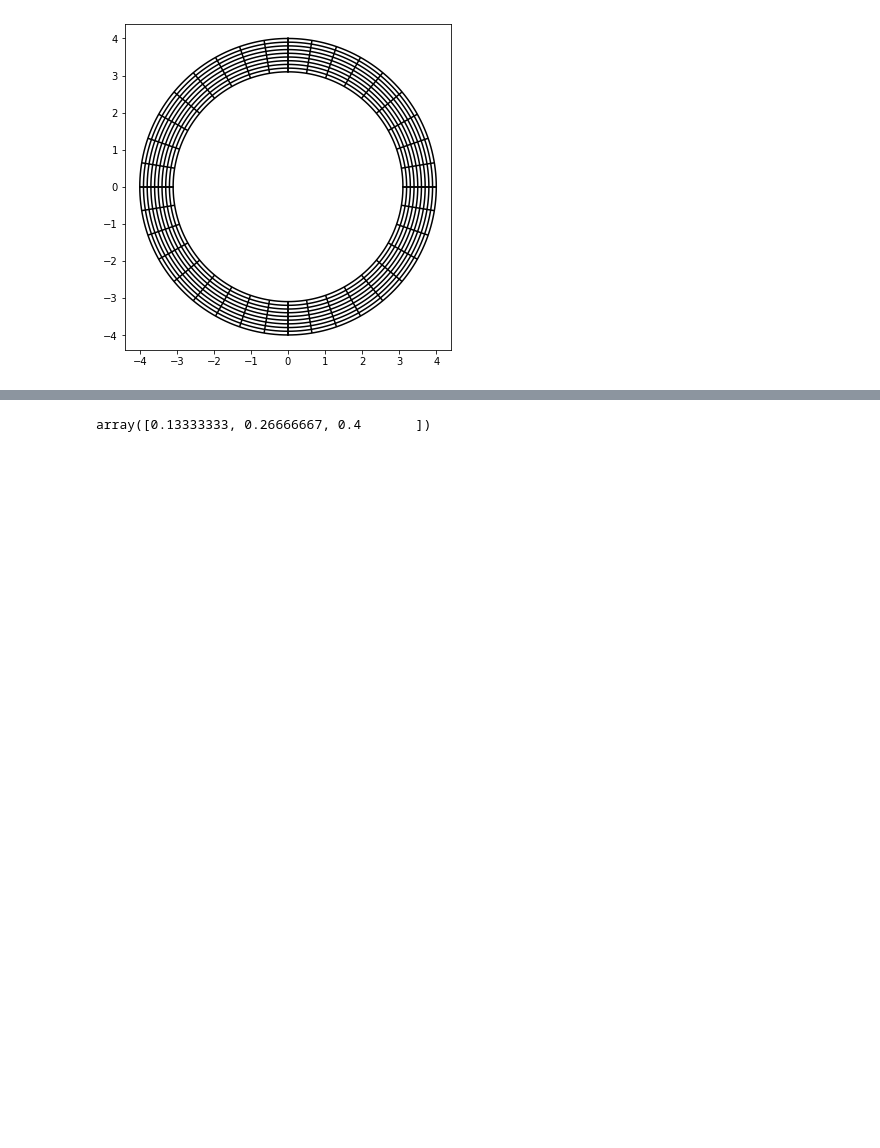
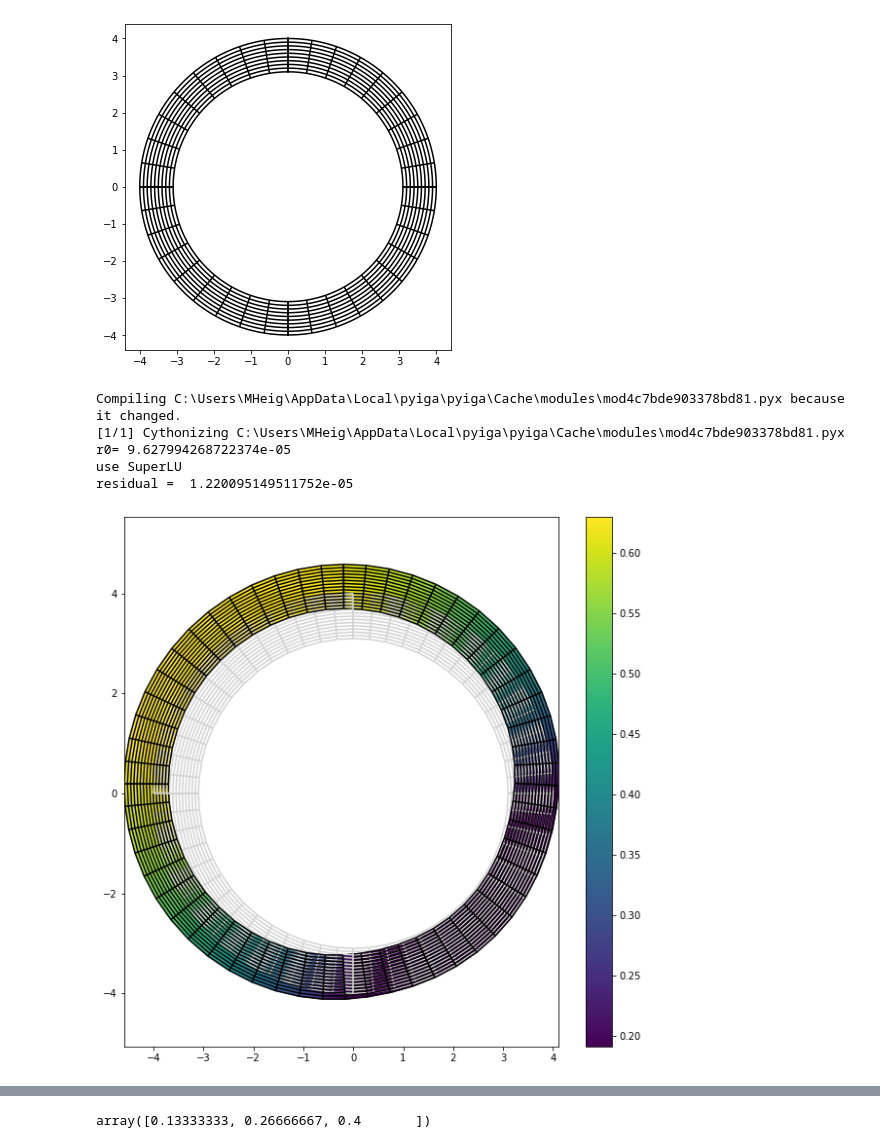
Before and after one commit to mh-0456/pyiga, a Jupyter notebook: notebooks/nonlinear_loading_artery2D_Robin_p3.ipynb, the cells around one changed output, grey strips where cells are left out. Drawn from its saved outputs; the diff is of its cells as text; code cells hidden in the pictures; blank space fills up the shorter version.

```diff
--- a/notebooks/nonlinear_loading_artery2D_Robin_p3.ipynb
+++ b/notebooks/nonlinear_loading_artery2D_Robin_p3.ipynb
@@ -874,3 +883,8 @@ def get_defplotPP(u, patches_u, kvs_u):
         #vis.plot_deformation(dis, ref, geo, ax, vmin=0.0, vmax=1.5e-3)
     colorbar();
     axis('equal')
+# %%
+#incremental loading
+maxload = 2e-1 #1e0 #9e-2 #9e-2# 8e-1 # 6e-2 # 4e-1
+nsteps= 3
+loading= np.linspace(maxload/nsteps, maxload, nsteps)
@@ -877,3 +894,46 @@ def get_defplotPP(u, patches_u, kvs_u):
+# %%
+# solve linearized system #Robin instead of Dirichlet, + Neumann force (inner pressure)
+### first iteration ###
+XP = MP_block.patch_to_global(0) #p=0
+dd = shape(XP)[0]
+
+#initial value
+u= np.zeros(dd)
+solution= []
+
+# set Neumann boundary force (via incremental loading)
+
+### Linear elasticity for largest loading
+loading_value = loading[-1] # take last loading value
+neu_data = [(0,'left',gN), (1,'left',gN), (2,'left',gN), (3,'left',gN)] # set neumann
+
+### first iteration ###
+A, M, b = ass_nonlinsystem_RN(u)
+r0= np.transpose(b).dot(M.dot(b)) #L2-norm
+print('r0=', r0)
+
+u_d = make_solver_orig(A).dot(b)
+u += u_d
+
+A, M, b = ass_nonlinsystem_RN(u)
+r= np.transpose(b).dot(M.dot(b)) #L2-norm
+print('residual = ', r)
+
+###-----------------###--------------------###
+solution = [u]
+# norm of delta u in first step
+normed_du0= np.transpose(u_d).dot(M.dot(u_d)) #L2-norm
+###----------------###---------------------###
+
+# print deformation plot (after first iteration)
+get_defplot(u, patches_u, kvs_u)
+# %% [output]
+Compiling C:\Users\MHeig\AppData\Local\pyiga\pyiga\Cache\modules\mod4c7bde903378bd81.pyx because it changed.
+[1/1] Cythonizing C:\Users\MHeig\AppData\Local\pyiga\pyiga\Cache\modules\mod4c7bde903378bd81.pyx
+r0= 9.627994268722374e-05
+use SuperLU
+residual =  1.220095149511752e-05
+[figure, added]
 # %%
 #incremental loading
 maxload = 4e-1 #2e-1 #9e-2# #8e-2# 6e-2 #4e-2#
```
Also changed, not shown: parts of 14 cells of this notebook.
